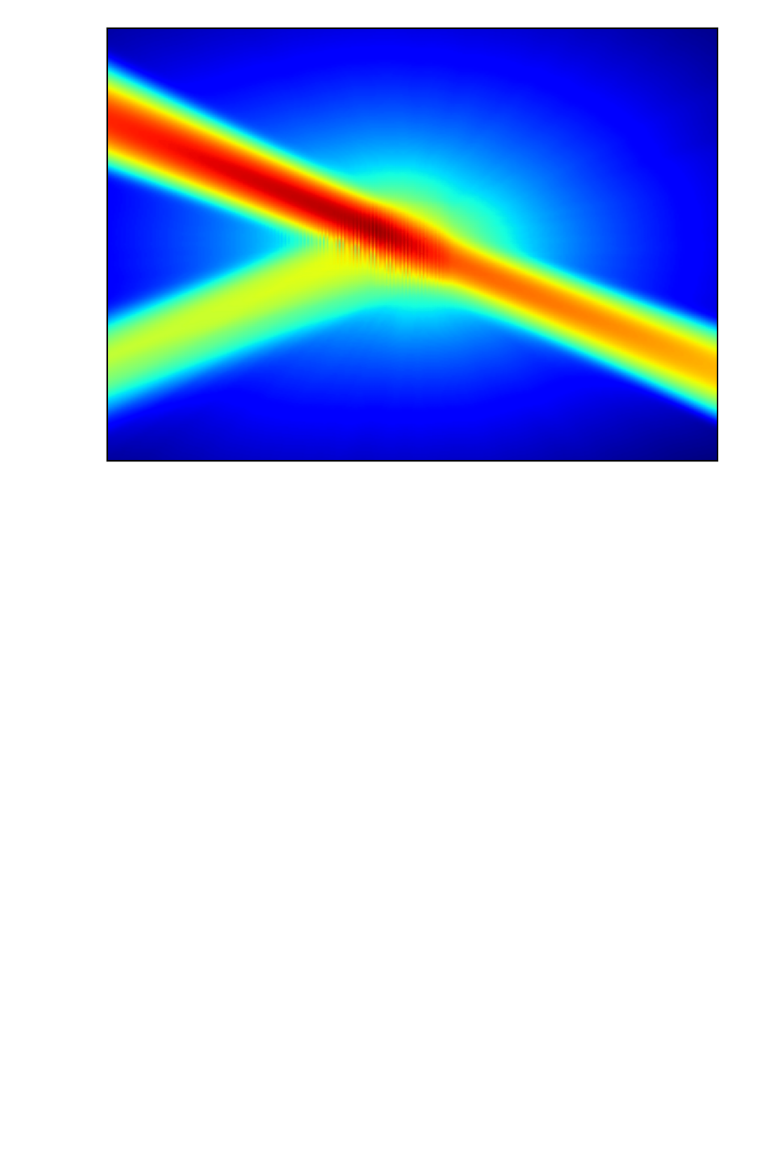
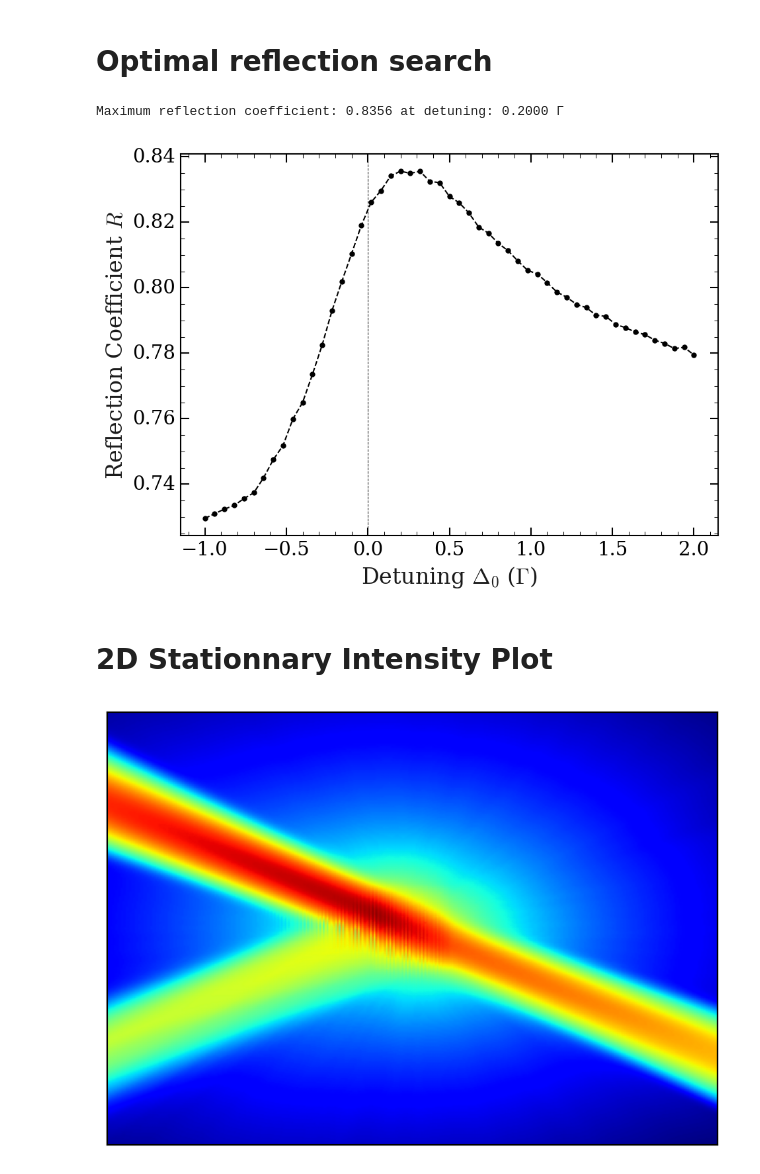
Before and after one commit to alexandremnd/CollectiveScattering, a Jupyter notebook: visualization.ipynb, the cells around one changed output. Drawn from its saved outputs; the diff is of its cells as text; code cells hidden in the pictures; blank space fills up the shorter version.

```diff
--- a/visualization.ipynb
+++ b/visualization.ipynb
@@ -5,6 +5,29 @@ from matplotlib.colors import LogNorm
 from matplotlib.patches import Rectangle
 
 plt.style.use('article.mplstyle')
+# %% [markdown]
+# Optimal reflection search
+# %%
+delta = np.loadtxt("data/DetuningSearch-1/detuning.csv")
+R = np.loadtxt("data/DetuningSearch-1/reflection_coefficients.csv")
+
+max_idx = np.argmax(R)
+max_R = R[max_idx]
+max_delta = delta[max_idx]
+
+print(f"Maximum reflection coefficient: {max_R:.4f} at detuning: {max_delta:.4f} Γ")
+
+plt.plot(delta, R, 'o--', markersize=4, color='black')
+plt.xlabel(r"Detuning $\Delta_0$ ($\Gamma$)")
+plt.ylabel(r"Reflection Coefficient $R$")
+plt.axvline(x=0, color='black', linestyle='--', linewidth=0.5)
+plt.savefig("fig/detuning_search.svg", bbox_inches='tight')
+plt.show()
+# %% [output]
+Maximum reflection coefficient: 0.8356 at detuning: 0.2000 Γ
+[figure, added]
+# %% [markdown]
+# 2D Stationnary Intensity Plot
 # %%
 X = np.loadtxt("save/X_2D.csv", delimiter=",")
 Z = np.loadtxt("save/Z_2D.csv", delimiter=",")
```
Also changed, not shown: 23 other files.
